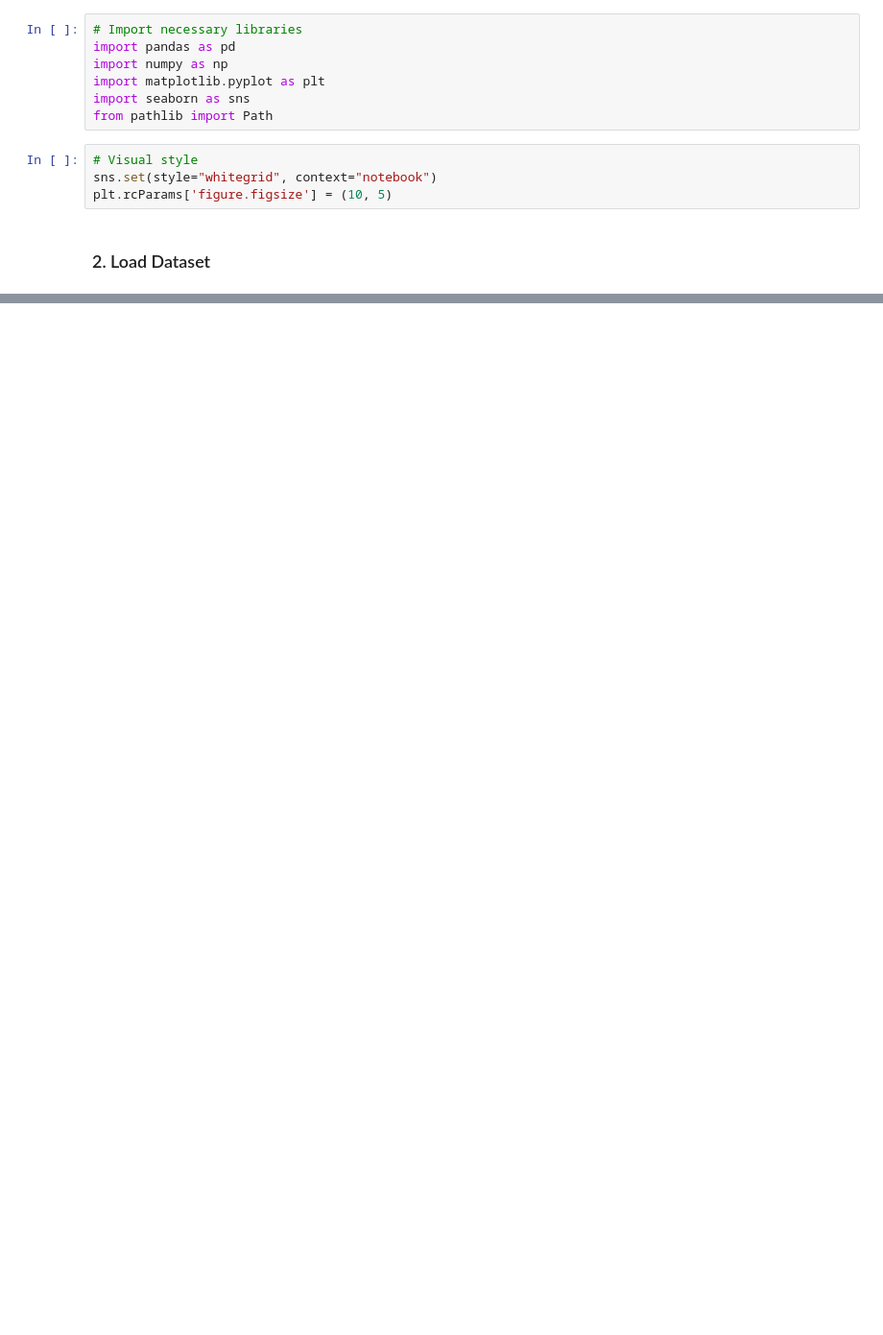
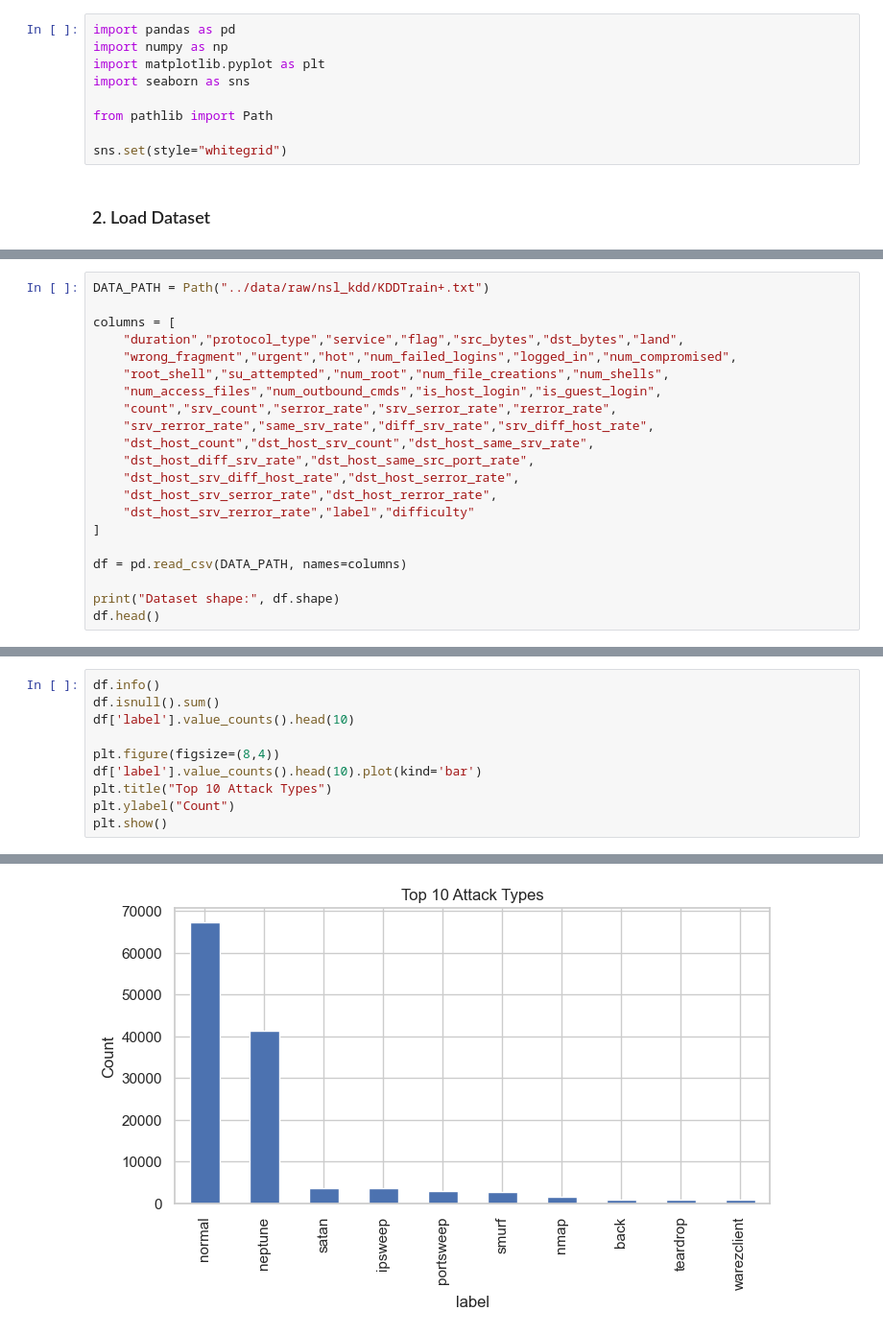
Before and after one commit to Coo15/Network-Anomaly-Detection, a Jupyter notebook: notebooks/01_data-exploration.ipynb, the cells around one changed output, grey strips where cells are left out. Shown at 96% size. Drawn from its saved outputs; the diff is of its cells as text; blank space fills up the shorter version.

```diff
--- a/notebooks/01_data-exploration.ipynb
+++ b/notebooks/01_data-exploration.ipynb
@@ -4,15 +4,13 @@
 # %% [markdown]
 ### 1. Setup
 # %%
-# Import necessary libraries
 import pandas as pd
 import numpy as np
 import matplotlib.pyplot as plt
 import seaborn as sns
+
 from pathlib import Path
+
+sns.set(style="whitegrid")
-# %%
-# Visual style
-sns.set(style="whitegrid", context="notebook")
-plt.rcParams['figure.figsize'] = (10, 5)
 # %% [markdown]
 ### 2. Load Dataset
@@ -196,0 +17,21 @@ Final shape: (3245180, 8)
+# %%
+DATA_PATH = Path("../data/raw/nsl_kdd/KDDTrain+.txt")
+
+columns = [
+    "duration","protocol_type","service","flag","src_bytes","dst_bytes","land",
+    "wrong_fragment","urgent","hot","num_failed_logins","logged_in","num_compromised",
+    "root_shell","su_attempted","num_root","num_file_creations","num_shells",
+    "num_access_files","num_outbound_cmds","is_host_login","is_guest_login",
+    "count","srv_count","serror_rate","srv_serror_rate","rerror_rate",
+    "srv_rerror_rate","same_srv_rate","diff_srv_rate","srv_diff_host_rate",
+    "dst_host_count","dst_host_srv_count","dst_host_same_srv_rate",
+    "dst_host_diff_srv_rate","dst_host_same_src_port_rate",
+    "dst_host_srv_diff_host_rate","dst_host_serror_rate",
+    "dst_host_srv_serror_rate","dst_host_rerror_rate",
+    "dst_host_srv_rerror_rate","label","difficulty"
+]
+
+df = pd.read_csv(DATA_PATH, names=columns)
+
+print("Dataset shape:", df.shape)
+df.head()
@@ -196,0 +49,11 @@ Final shape: (3245180, 8)
+# %%
+df.info()
+df.isnull().sum()
+df['label'].value_counts().head(10)
+
+plt.figure(figsize=(8,4))
+df['label'].value_counts().head(10).plot(kind='bar')
+plt.title("Top 10 Attack Types")
+plt.ylabel("Count")
+plt.show()
+# %% [output]
@@ -196,0 +77 @@ Final shape: (3245180, 8)
+[figure, added]
```
Also changed, not shown: parts of 42 cells of this notebook, 9 other files.
